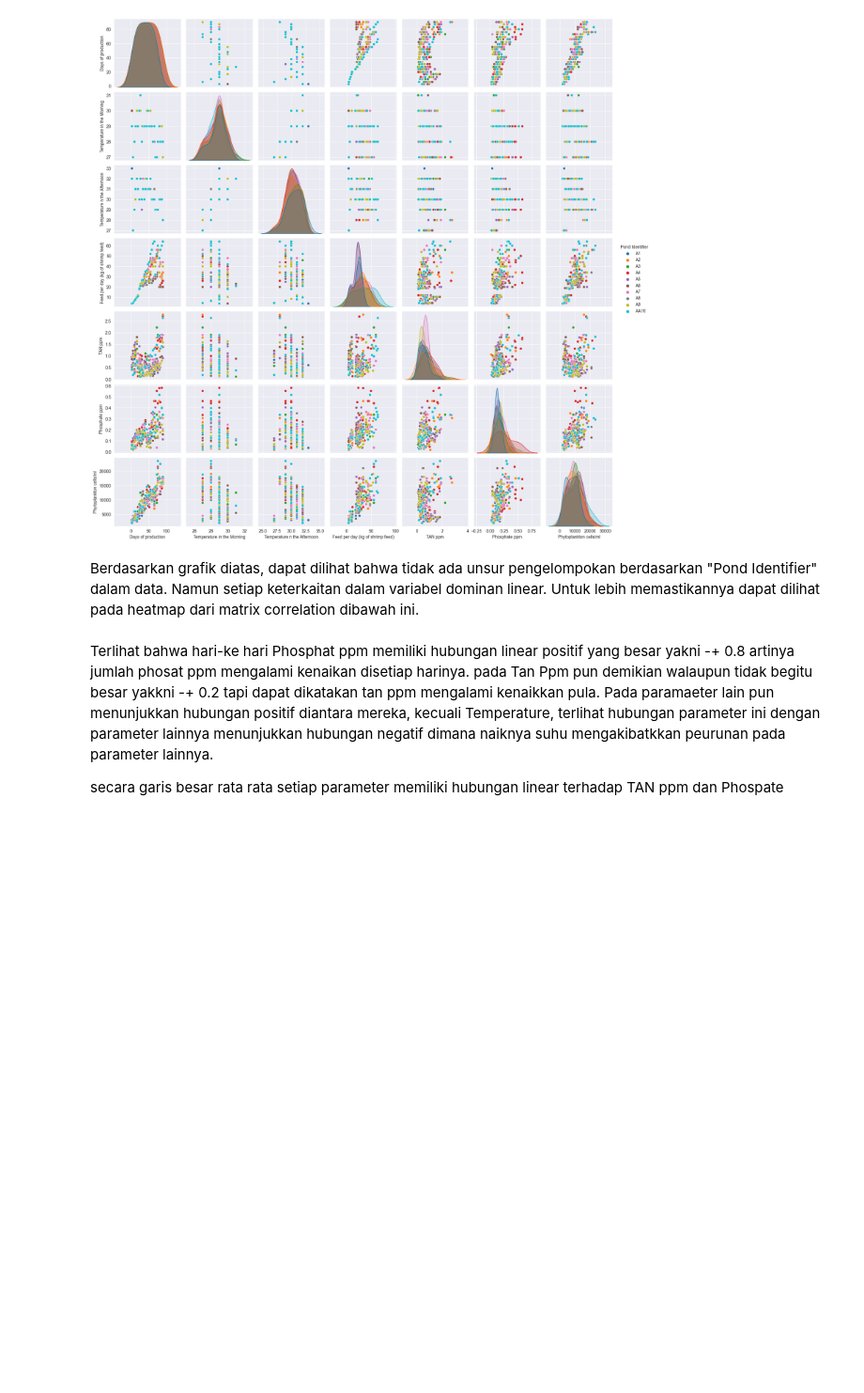
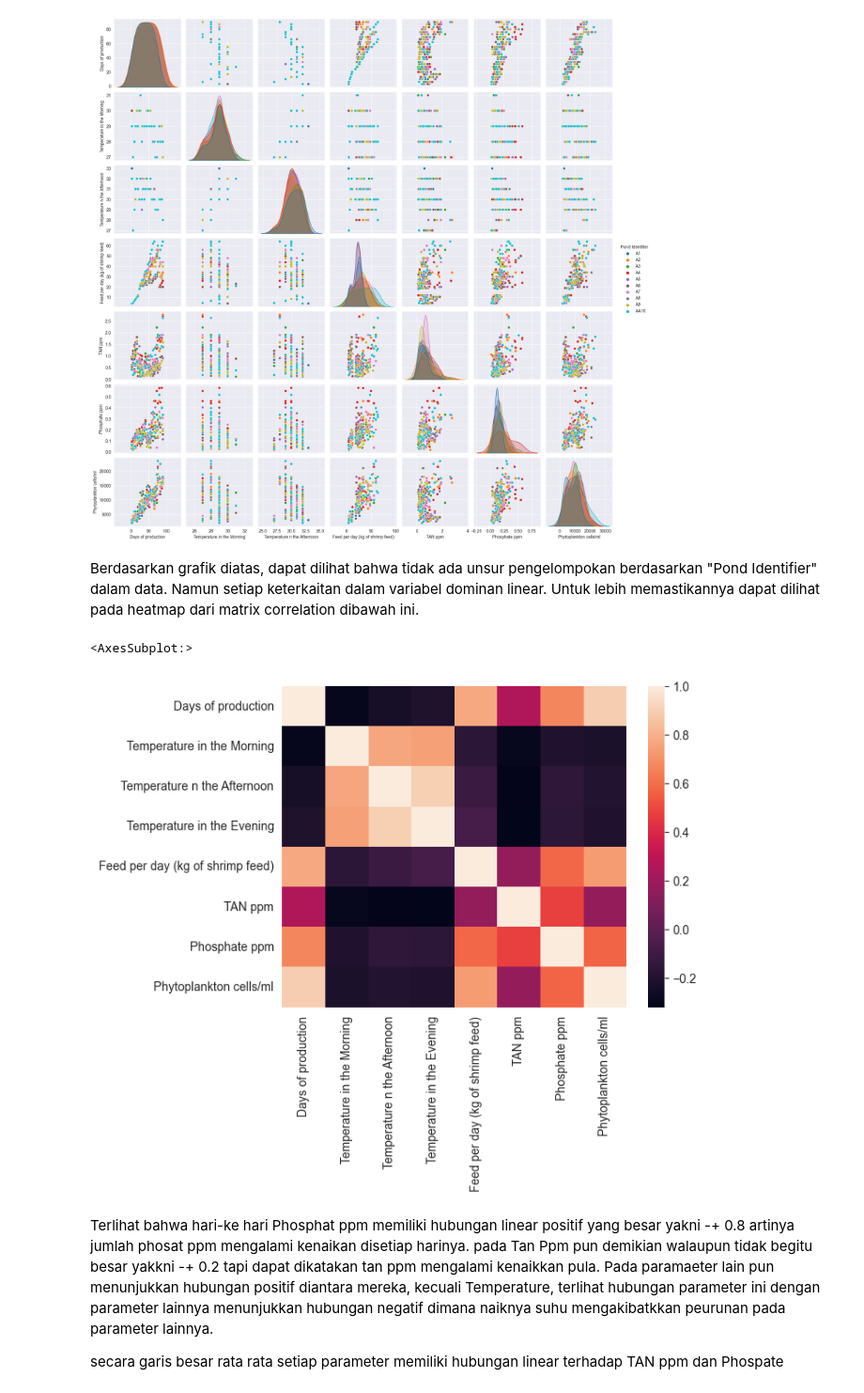
Before and after one commit to amitabduls15/delos-aqua-test, a Jupyter notebook: 02 Analysis Excell Data.ipynb, the cells around one changed output. Shown at 94% size. Saved outputs shown, nothing was run; the diff lists cells and outputs as text; code cells hidden in the pictures; blank space fills up the shorter version.

```diff
--- a/02 Analysis Excell Data.ipynb
+++ b/02 Analysis Excell Data.ipynb
@@ -131,6 +141,11 @@ sns.pairplot(clean_df[selected_data],hue='Pond Identifier')
 [figure]
 # %% [markdown]
 Berdasarkan grafik diatas, dapat dilihat bahwa tidak ada unsur pengelompokan berdasarkan "Pond Identifier" dalam data. Namun setiap keterkaitan dalam variabel dominan linear. Untuk lebih memastikannya dapat dilihat pada heatmap dari matrix correlation dibawah ini.
+# %%
+sns.heatmap(clean_df.corr())
+# %% [output]
+<AxesSubplot:>
+[figure, added]
 # %% [markdown]
 Terlihat bahwa hari-ke hari Phosphat ppm memiliki hubungan linear positif yang besar yakni -+ 0.8 artinya jumlah phosat ppm mengalami kenaikan disetiap harinya. pada Tan Ppm pun demikian walaupun tidak begitu besar yakkni -+ 0.2 tapi dapat dikatakan tan ppm mengalami kenaikkan pula. Pada paramaeter lain pun menunjukkan hubungan positif diantara mereka, kecuali Temperature, terlihat hubungan parameter ini dengan parameter lainnya menunjukkan hubungan negatif dimana naiknya suhu mengakibatkkan peurunan pada parameter lainnya.
 
```
Also changed, not shown: parts of 9 cells of this notebook.
